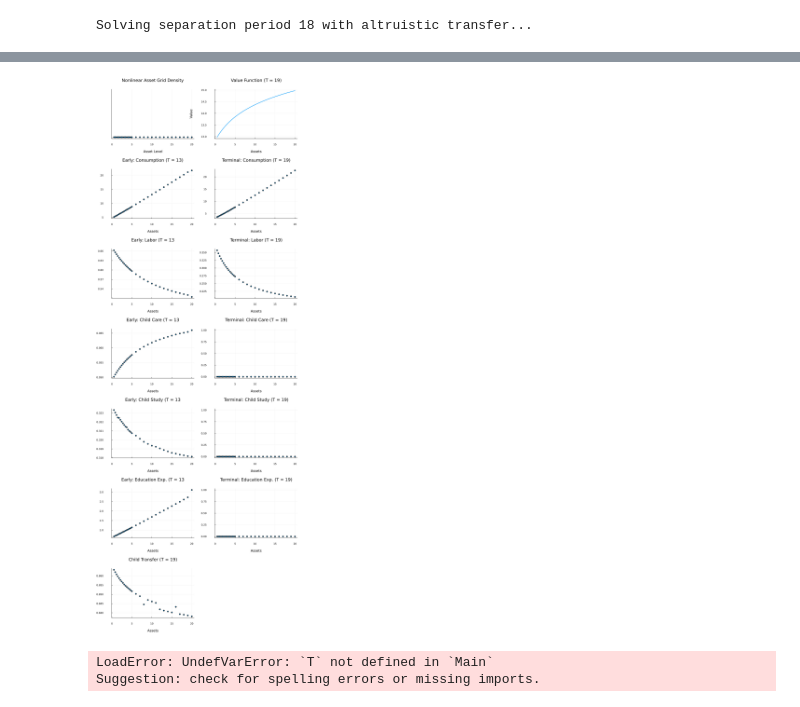
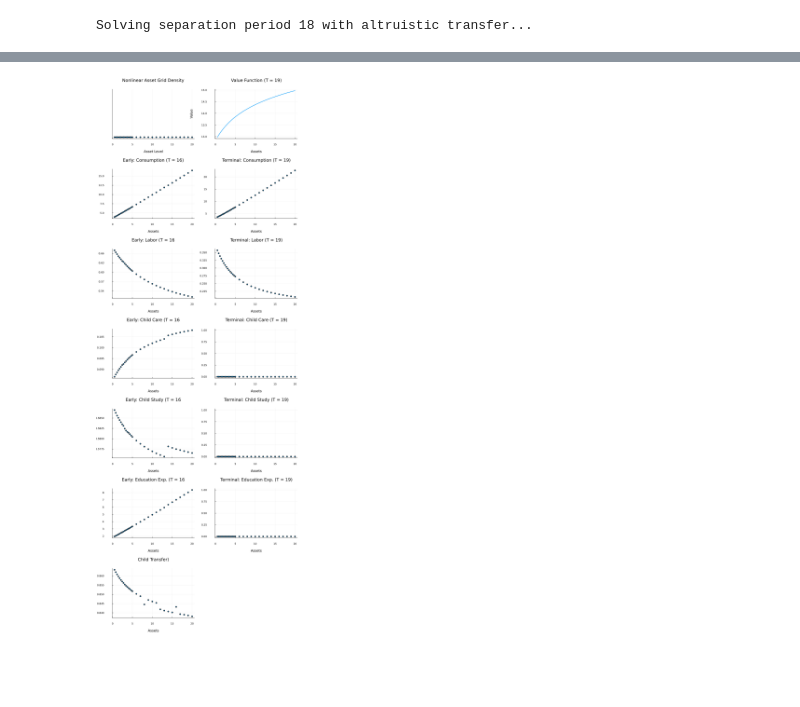
Before and after one commit to Ali-Iranpour/Structural-estimation, a Jupyter notebook: Combined Models/Full Model/Parent_OLG.ipynb, the cells around one changed output, grey strips where cells are left out. Cells and saved outputs as stored; diff of their text form; code cells hidden in the pictures; blank space fills up the shorter version.

Commit message:
Add: preliminary OLG model with parent and transfer with formulations (child not yet integrated)

```diff
--- a/Combined Models/Full Model/Parent_OLG.ipynb
+++ b/Combined Models/Full Model/Parent_OLG.ipynb
@@ -277,6 +277,7 @@ mutable struct Parent_model
     sim_hc::Array{Float64,2}
     sim_wage::Array{Float64,2}
     sim_income::Array{Float64,2}
+    sim_b::Array{Float64,2}
 
     # --- Initial conditions ---
     sim_a_init::Vector{Float64}
@@ -355,11 +356,12 @@ function Parent_model(;
     sim_t = fill(NaN, sim_shape)
     sim_e = fill(NaN, sim_shape)
     sim_i = fill(NaN, sim_shape)
-    sim_a = fill(NaN, simN, simT+1)
+    sim_a = fill(NaN, simN, simT)
     sim_k = fill(NaN, sim_shape)
-    sim_hc = fill(NaN, simN, simT+1)
+    sim_hc = fill(NaN, simN, simT)
     sim_wage = fill(NaN, sim_shape)
     sim_income = fill(NaN, sim_shape)
+    sim_b = fill(NaN, sim_shape)
 
     # Initial conditions
     sim_a_init = zeros(Float64, simN)
@@ -383,7 +385,7 @@ function Parent_model(;
         a_grid, k_grid, hc_grid,
         sol_c, sol_i, sol_h, sol_t, sol_e, sol_v, sol_b,
         simN, simT,
-        sim_c, sim_h, sim_t, sim_e, sim_i, sim_a, sim_k, sim_hc, sim_wage, sim_income,
+        sim_c, sim_h, sim_t, sim_e, sim_i, sim_a, sim_k, sim_hc, sim_wage, sim_income, sim_b,
         sim_a_init, sim_k_init, sim_hc_init,
         w_vec, terminal_asset
     )
@@ -1012,7 +1089,7 @@ heatmap(model_baseline.a_grid, model_baseline.k_grid, model_baseline.sol_b[18, :
 k_mid = Int(ceil(length(model_baseline.k_grid) / 2))
 hc_mid = Int(ceil(length(model_baseline.hc_grid) / 2))
 T_terminal = 19
-t_early = 13
+t_early = 16
 a_grid = model_baseline.a_grid
 
 # 1. Nonlinear asset grid
@@ -1069,52 +1146,32 @@ p10 = scatter(
     title = "Terminal: Education Exp. (T = $(T_terminal))", label = "eₜ(a)", markersize = 3)
 
 # 6. Child study time (i_c)
 p11 = scatter(
     a_grid, model_baseline.sol_i[t_early, :, k_mid, hc_mid];
     xlabel = "Assets", ylabel = "Child Study",
     title = "Early: Child Study (T = $(t_early)", label = "iₜ(a)", markersize = 3)
 p12 = scatter(
     a_grid, model_baseline.sol_i[T_terminal, :, k_mid, hc_mid];
     xlabel = "Assets", ylabel = "",
     title = "Terminal: Child Study (T = $(T_terminal))", label = "iₜ(a)", markersize = 3)
 
 p13 = scatter(a_grid, model_baseline.sol_b[18, :,k_mid, hc_mid];
          xlabel = "Assets", ylabel = "terminal assets",
-         title = "Child Transfer (T = $(T_terminal))", markersize = 3)
+         title = "Child Transfer)", markersize = 3)
 
 # Combine all plots into a 6×2 grid
 plot(
     p1,  p2,
     p3,  p4,
     p5,  p6,
     p7,  p8,
     p11, p12,
     p9,  p10,
     p13,
     layout = (7, 2),
     size = (1000, 2700),
     margin = 5mm,
     legend = false
 )
 # %% [output]
-[figure, old version]
+[figure, new version]
-# %%
-mu_vector      = [t <= 7 ? 1.0 : mu_0 + mu_1 * (t-7) for t in 1:T]
-    sigma_1_vector = [exp(sigma_1_0 + sigma_1_1 * (t-1)) for t in 1:T]
-    sigma_2_vector = [exp(sigma_2_0 + sigma_2_1 * (t-1)) for t in 1:T]
-    sigma_3_vector = [exp(sigma_3_0 + sigma_3_1 * (t-1)) for t in 1:T]
-    sigma_4_vector = [t <= 7 ? 0.0 : exp(sigma_4_0 + sigma_4_1 * (t-7)) for t in 1:T]
-    lambda_1_vector = [lambda_1_0 + lambda_1_1 * (t-1) for t in 1:T]
-    lambda_2_vector = [lambda_2_0 + lambda_2_1 * (t-1) for t in 1:T]
-
-sigma_1_0 = -0.8,  sigma_1_1 = -0.11,
-        sigma_2_0 = -2.8,  sigma_2_1 = 0.01,
-        sigma_3_0 = -2.4,  sigma_3_1 = 0.06,
-        sigma_4_0 = -2.4,  sigma_4_1 = 0.11,
-        lambda_1_0 = 0.4,  lambda_1_1 = 0.0,
-        lambda_2_0 = 0.5,  lambda_2_1 = 0.0,
-        mu_0 = 1.0,        mu_1 = -0.08
-    )
-# %% [output]
-LoadError: UndefVarError: `T` not defined in `Main`
-Suggestion: check for spelling errors or missing imports.
```
Also changed, not shown: parts of 5 cells of this notebook.
